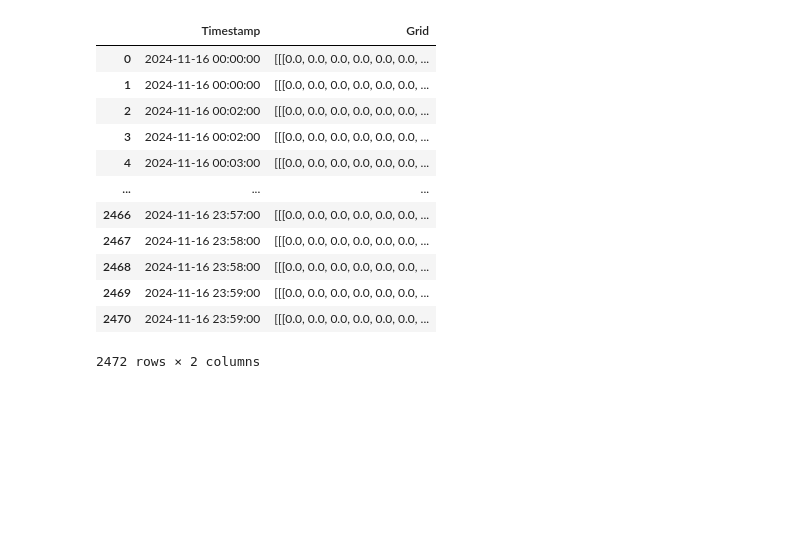
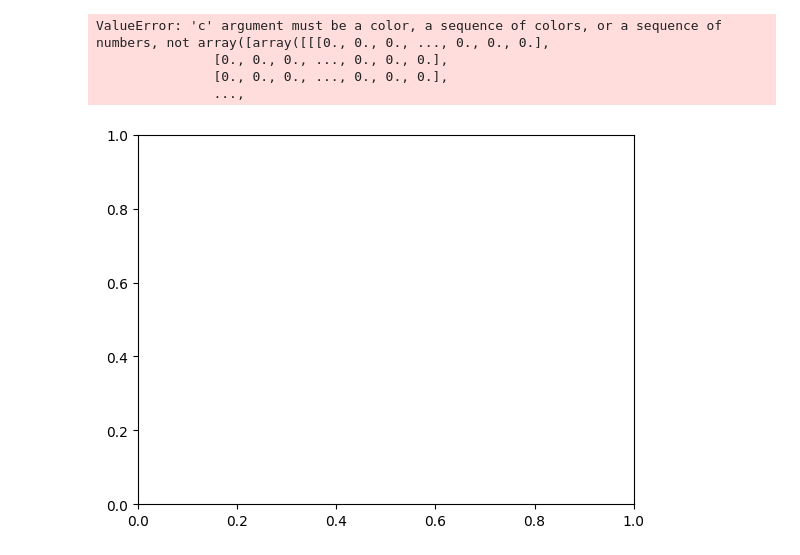
Before and after one commit to aauretto/sky_blue, a Jupyter notebook: src/main.ipynb, the cells around one changed output. Drawn from its saved outputs; the diff is of its cells as text; code cells hidden in the pictures; blank space fills up the shorter version.

```diff
--- a/src/main.ipynb
+++ b/src/main.ipynb
@@ -46,23 +55,19 @@ reports
-# %%
-# Convert reports to grids
-grids = pd.DataFrame(
-    {
-        "Timestamp": reports["Timestamp"],
-        "Grid": reports.apply(pr.compute_grid, axis=1),
-    }
-)
-grids
-# %% [output]
-|  | Timestamp | Grid |
-| 0 | 2024-11-16 00:00:00 | [[[0.0, 0.0, 0.0, 0.0, 0.0, 0.0, ... |
-| 1 | 2024-11-16 00:00:00 | [[[0.0, 0.0, 0.0, 0.0, 0.0, 0.0, ... |
-| 2 | 2024-11-16 00:02:00 | [[[0.0, 0.0, 0.0, 0.0, 0.0, 0.0, ... |
-| 3 | 2024-11-16 00:02:00 | [[[0.0, 0.0, 0.0, 0.0, 0.0, 0.0, ... |
-| 4 | 2024-11-16 00:03:00 | [[[0.0, 0.0, 0.0, 0.0, 0.0, 0.0, ... |
-| ... | ... | ... |
-| 2466 | 2024-11-16 23:57:00 | [[[0.0, 0.0, 0.0, 0.0, 0.0, 0.0, ... |
-| 2467 | 2024-11-16 23:58:00 | [[[0.0, 0.0, 0.0, 0.0, 0.0, 0.0, ... |
-| 2468 | 2024-11-16 23:58:00 | [[[0.0, 0.0, 0.0, 0.0, 0.0, 0.0, ... |
-| 2469 | 2024-11-16 23:59:00 | [[[0.0, 0.0, 0.0, 0.0, 0.0, 0.0, ... |
-| 2470 | 2024-11-16 23:59:00 | [[[0.0, 0.0, 0.0, 0.0, 0.0, 0.0, ... |
-2472 rows × 2 columns
+# %%
+from pirep.defs.turbulence import Turbulence
+from pirep import compute_grid
+from pirep.consts import TURBULENCE_INDEXES
+def turbulence_score(x):
+    print(x, flush=True)
+    turbulence, aircraft = x
+    if turbulence.intensity != Turbulence.Intensity.EXT:
+        turbulence_index = TURBULENCE_INDEXES[aircraft][turbulence.intensity]
+    else:
+        turbulence_index = TURBULENCE_INDEXES[aircraft][Turbulence.Intensity.SEV]
+
+    return turbulence_index
+
+from utils.convert import convert_coord as convert
+xs = reports["Location"].map(lambda x: x.lon)
+ys = reports["Location"].map(lambda x: x.lat)
+zs = reports["Altitude"].map(lambda x: (x.min // 500) if x.min is not None else 0)
+cs = reports.apply(compute_grid, axis=1).to_numpy()
@@ -68,0 +76,17 @@ grids
+# %%
+import matplotlib.pyplot as plt
+import matplotlib as mpl
+
+fig = plt.figure()
+ax = fig.add_subplot()
+plot = ax.scatter(xs, ys, c=cs, cmap="hot")
+ax.set_xlabel("Longitude")
+ax.set_ylabel("Latitude")
+fig.colorbar(plot)
+fig.show()
+# %% [output]
+ValueError: 'c' argument must be a color, a sequence of colors, or a sequence of numbers, not array([array([[[0., 0., 0., ..., 0., 0., 0.],
+               [0., 0., 0., ..., 0., 0., 0.],
+               [0., 0., 0., ..., 0., 0., 0.],
+               ...,
+[figure, added]
```
Also changed, not shown: parts of 4 cells of this notebook, 1 other file.
